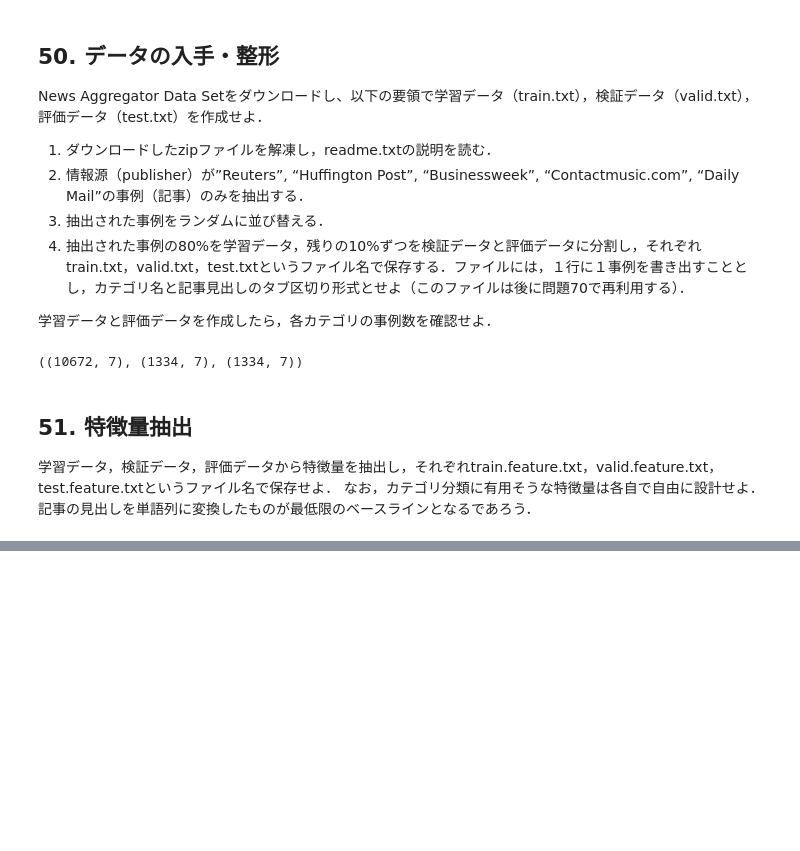
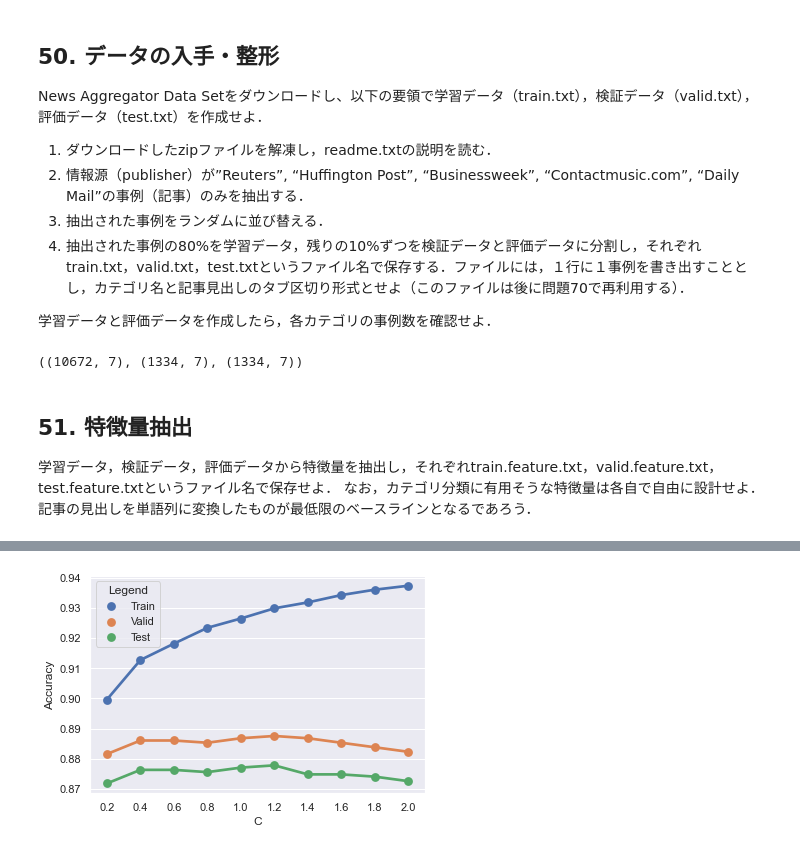
Before and after one commit to nishikaz/NLP100Exercise, a Jupyter notebook: Chapter6/Chapter6_MachineLearning.ipynb, the cells around one changed output, grey strips where cells are left out. Cells and saved outputs as stored; diff of their text form; code cells hidden in the pictures; blank space fills up the shorter version.

```diff
--- a/Chapter6/Chapter6_MachineLearning.ipynb
+++ b/Chapter6/Chapter6_MachineLearning.ipynb
@@ -112,0 +135,5 @@ bow = makeBOW(df_train["TITLE"], vocab2int)
+# %%
+from sklearn.linear_model import LogisticRegression
+
+clf = LogisticRegression(solver="lbfgs", max_iter=5000, verbose=1, n_jobs=-1)
+clf.fit(datasets["train"], labels["train"])
@@ -112,0 +212,13 @@ bow = makeBOW(df_train["TITLE"], vocab2int)
+# %%
+from sklearn.metrics import confusion_matrix
+
+train_confusion_matrix = confusion_matrix(labels["train"].to_list(), train_pred.tolist(), labels=list(int2label.keys()))
+test_confusion_matrix = confusion_matrix(labels["test"].to_list(), test_pred.tolist(), labels=list(int2label.keys()))
+
+print("Confusion matrix on training data:")
+print(train_confusion_matrix)
+
+print()
+
+print("Confusion matrix on testing data:")
+print(test_confusion_matrix)
@@ -112,0 +339,42 @@ bow = makeBOW(df_train["TITLE"], vocab2int)
+# %%
+%matplotlib inline
+
+import matplotlib.pyplot as plt
+import seaborn as sns
+from sklearn.metrics import accuracy_score
+
+sns.set()
+
+Cs = list(map(round, [i*.2 for i in range(1, 11)], [1]*10))
+accs_train, accs_valid, accs_test = [], [], []
+
+for c in Cs:
+    clf = LogisticRegression(solver="lbfgs", C=c, max_iter=5000, verbose=0, n_jobs=-1)
+    clf.fit(datasets["train"], labels["train"])
+
+    accs_train.append(accuracy_score(labels["train"], clf.predict(datasets["train"])))
+    accs_valid.append(accuracy_score(labels["valid"], clf.predict(datasets["valid"])))
+    accs_test.append(accuracy_score(labels["test"], clf.predict(datasets["test"])))
+
+accs_train_df = pd.DataFrame({
+    "C": Cs,
+    "Accuracy": accs_train,
+    "Legend": "Train"})
+
+accs_valid_df = pd.DataFrame({
+    "C": Cs,
+    "Accuracy": accs_valid,
+    "Legend": "Valid"})
+
+accs_test_df = pd.DataFrame({
+    "C": Cs,
+    "Accuracy": accs_test,
+    "Legend": "Test"})
+
+data = pd.concat([accs_train_df, accs_valid_df, accs_test_df])
+
+ax = sns.pointplot(x="C", y="Accuracy", data=data, hue="Legend")
+ax.set(xlabel="C", ylabel="Accuracy")
+plt.show()
+# %% [output]
+[figure, added]
```
Also changed, not shown: parts of 17 cells of this notebook.
